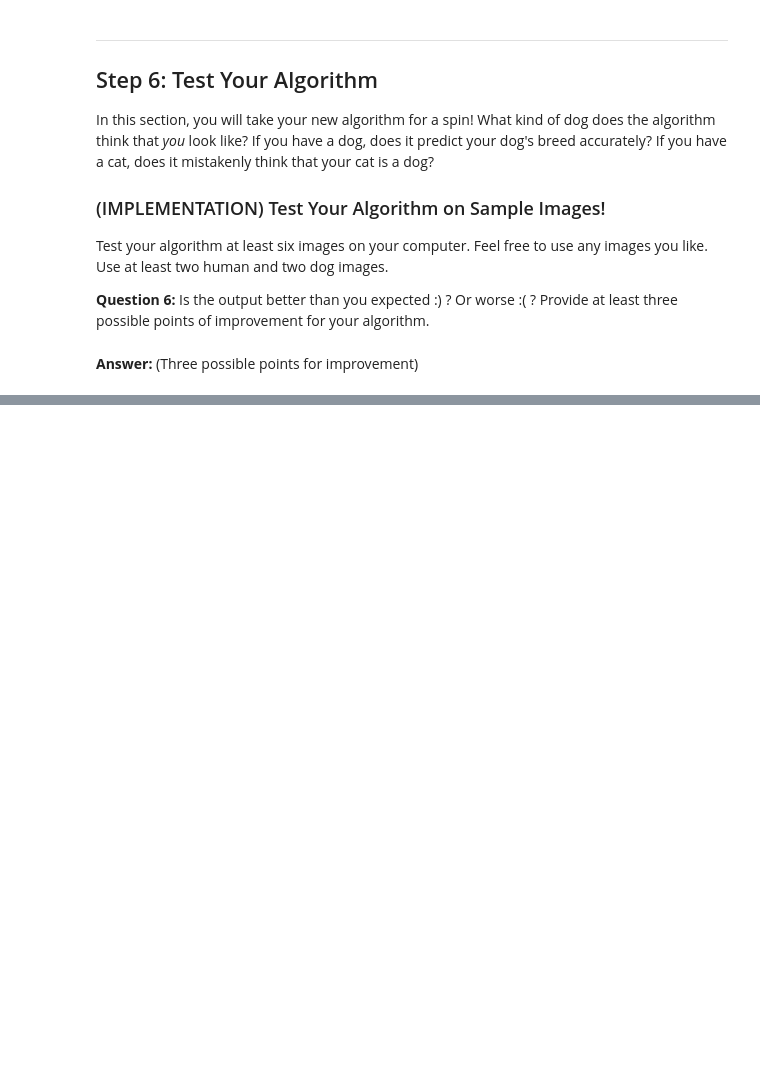
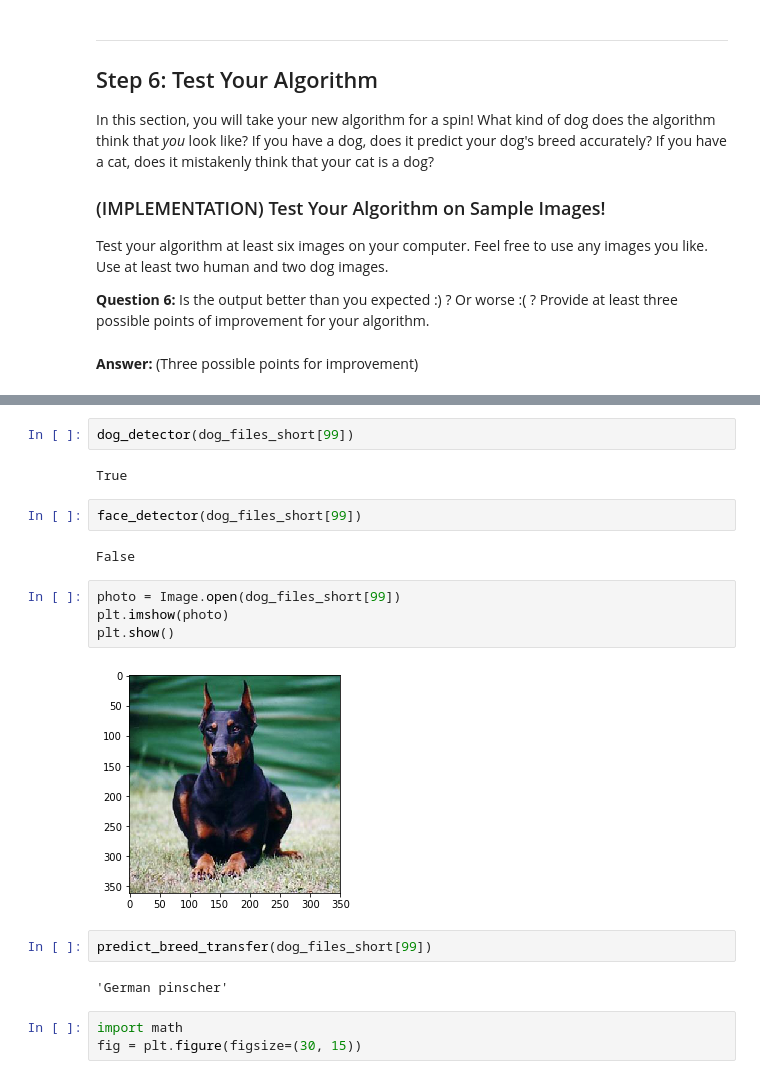
Before and after one commit to carolyn-tsai/capstone-project, a Jupyter notebook: dog_app.ipynb, the cells around one changed output, grey strips where cells are left out. Drawn from its saved outputs; the diff is of its cells as text; blank space fills up the shorter version.

Commit message:
Add WIP code for predicting dog breed with model

```diff
--- a/dog_app.ipynb
+++ b/dog_app.ipynb
@@ -1126,0 +1209,21 @@ for file in np.hstack((human_files[:3], dog_files[:3])):
+# %%
+dog_detector(dog_files_short[99])
+# %% [output]
+True
+# %%
+face_detector(dog_files_short[99])
+# %% [output]
+False
+# %%
+photo = Image.open(dog_files_short[99])
+plt.imshow(photo)
+plt.show()
+# %% [output]
+[figure, added]
+# %%
+predict_breed_transfer(dog_files_short[99])
+# %% [output]
+'German pinscher'
+# %%
+import math
+fig = plt.figure(figsize=(30, 15))
```
Also changed, not shown: parts of 10 cells of this notebook.
